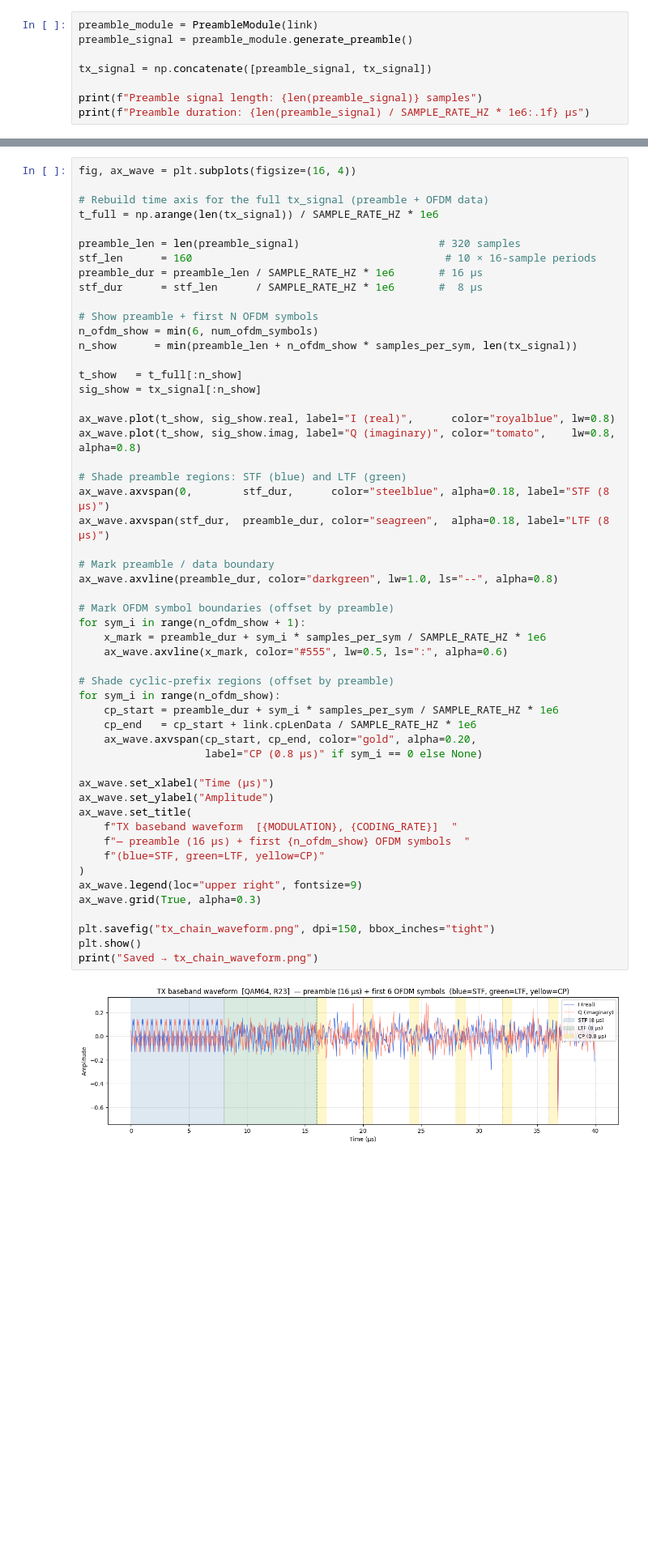
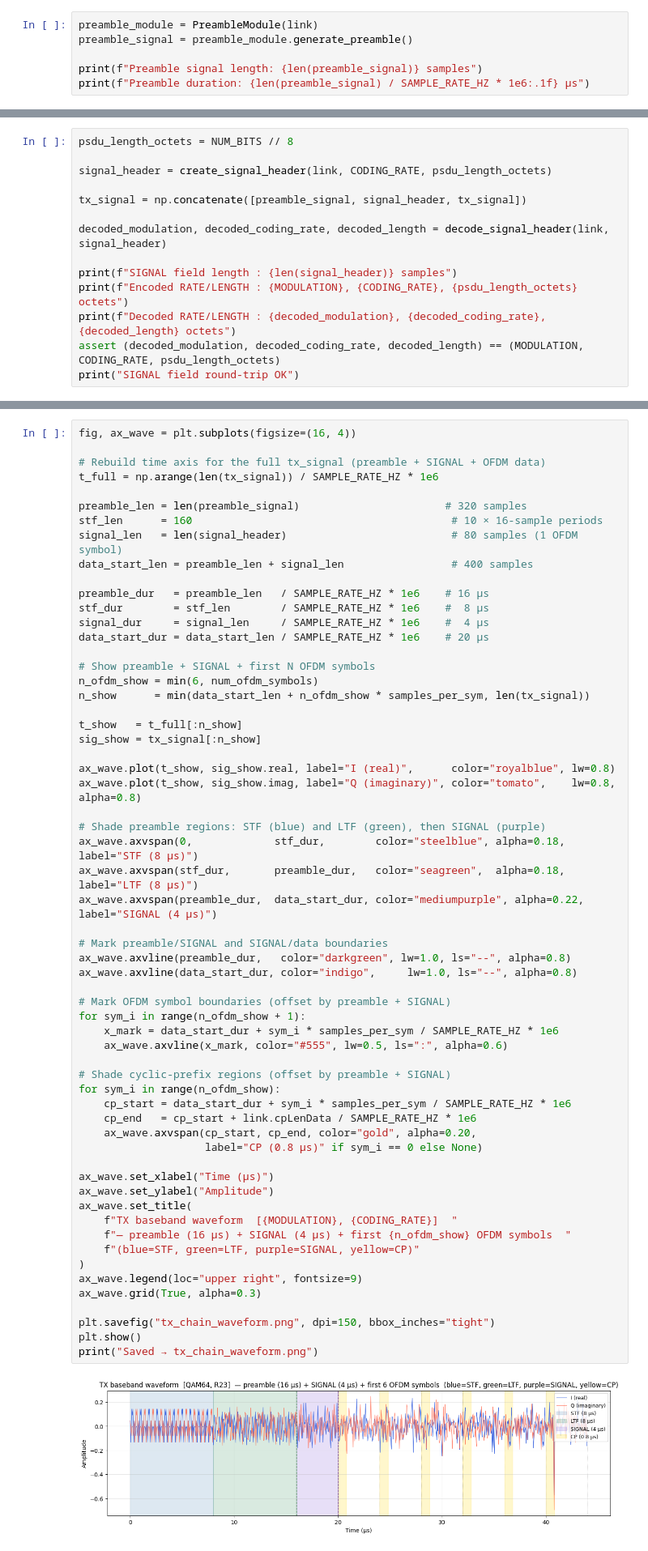
Before and after one commit to kanishka0710/80211a_cpp, a Jupyter notebook: python/tx_chain.ipynb, the cells around one changed output, grey strips where cells are left out. Shown at 81% size. Saved outputs shown, nothing was run; the diff lists cells and outputs as text; blank space fills up the shorter version.

Commit message:
added signal module

```diff
--- a/python/tx_chain.ipynb
+++ b/python/tx_chain.ipynb
@@ -122,8 +125,6 @@ TX duration      : 23.9 µs  (6 × 80 samples/symbol)
 preamble_module = PreambleModule(link)
 preamble_signal = preamble_module.generate_preamble()
 
-tx_signal = np.concatenate([preamble_signal, tx_signal])
-
 print(f"Preamble signal length: {len(preamble_signal)} samples")
 print(f"Preamble duration: {len(preamble_signal) / SAMPLE_RATE_HZ * 1e6:.1f} µs")
 # %% [output]
@@ -131,0 +141,14 @@ Preamble duration: 16.0 µs
+# %%
+psdu_length_octets = NUM_BITS // 8
+
+signal_header = create_signal_header(link, CODING_RATE, psdu_length_octets)
+
+tx_signal = np.concatenate([preamble_signal, signal_header, tx_signal])
+
+decoded_modulation, decoded_coding_rate, decoded_length = decode_signal_header(link, signal_header)
+
+print(f"SIGNAL field length : {len(signal_header)} samples")
+print(f"Encoded RATE/LENGTH : {MODULATION}, {CODING_RATE}, {psdu_length_octets} octets")
+print(f"Decoded RATE/LENGTH : {decoded_modulation}, {decoded_coding_rate}, {decoded_length} octets")
+assert (decoded_modulation, decoded_coding_rate, decoded_length) == (MODULATION, CODING_RATE, psdu_length_octets)
+print("SIGNAL field round-trip OK")
@@ -160,56 +188,63 @@ Saved → tx_chain_constellation.png
 # %%
 fig, ax_wave = plt.subplots(figsize=(16, 4))
 
-# Rebuild time axis for the full tx_signal (preamble + OFDM data)
+# Rebuild time axis for the full tx_signal (preamble + SIGNAL + OFDM data)
 t_full = np.arange(len(tx_signal)) / SAMPLE_RATE_HZ * 1e6
 
-preamble_len = len(preamble_signal)                      # 320 samples
-stf_len      = 160                                        # 10 × 16-sample periods
-preamble_dur = preamble_len / SAMPLE_RATE_HZ * 1e6       # 16 µs
-stf_dur      = stf_len      / SAMPLE_RATE_HZ * 1e6       #  8 µs
+preamble_len = len(preamble_signal)                       # 320 samples
+stf_len      = 160                                         # 10 × 16-sample periods
+signal_len   = len(signal_header)                          # 80 samples (1 OFDM symbol)
+data_start_len = preamble_len + signal_len                 # 400 samples
 
-# Show preamble + first N OFDM symbols
+preamble_dur   = preamble_len   / SAMPLE_RATE_HZ * 1e6    # 16 µs
+stf_dur        = stf_len        / SAMPLE_RATE_HZ * 1e6    #  8 µs
+signal_dur     = signal_len     / SAMPLE_RATE_HZ * 1e6    #  4 µs
+data_start_dur = data_start_len / SAMPLE_RATE_HZ * 1e6    # 20 µs
+
+# Show preamble + SIGNAL + first N OFDM symbols
 n_ofdm_show = min(6, num_ofdm_symbols)
-n_show      = min(preamble_len + n_ofdm_show * samples_per_sym, len(tx_signal))
+n_show      = min(data_start_len + n_ofdm_show * samples_per_sym, len(tx_signal))
 
 t_show   = t_full[:n_show]
 sig_show = tx_signal[:n_show]
 
 ax_wave.plot(t_show, sig_show.real, label="I (real)",      color="royalblue", lw=0.8)
 ax_wave.plot(t_show, sig_show.imag, label="Q (imaginary)", color="tomato",    lw=0.8, alpha=0.8)
 
-# Shade preamble regions: STF (blue) and LTF (green)
-ax_wave.axvspan(0,        stf_dur,      color="steelblue", alpha=0.18, label="STF (8 µs)")
-ax_wave.axvspan(stf_dur,  preamble_dur, color="seagreen",  alpha=0.18, label="LTF (8 µs)")
+# Shade preamble regions: STF (blue) and LTF (green), then SIGNAL (purple)
+ax_wave.axvspan(0,             stf_dur,        color="steelblue", alpha=0.18, label="STF (8 µs)")
+ax_wave.axvspan(stf_dur,       preamble_dur,   color="seagreen",  alpha=0.18, label="LTF (8 µs)")
+ax_wave.axvspan(preamble_dur,  data_start_dur, color="mediumpurple", alpha=0.22, label="SIGNAL (4 µs)")
 
-# Mark preamble / data boundary
-ax_wave.axvline(preamble_dur, color="darkgreen", lw=1.0, ls="--", alpha=0.8)
+# Mark preamble/SIGNAL and SIGNAL/data boundaries
+ax_wave.axvline(preamble_dur,   color="darkgreen", lw=1.0, ls="--", alpha=0.8)
+ax_wave.axvline(data_start_dur, color="indigo",     lw=1.0, ls="--", alpha=0.8)
 
-# Mark OFDM symbol boundaries (offset by preamble)
+# Mark OFDM symbol boundaries (offset by preamble + SIGNAL)
 for sym_i in range(n_ofdm_show + 1):
-    x_mark = preamble_dur + sym_i * samples_per_sym / SAMPLE_RATE_HZ * 1e6
+    x_mark = data_start_dur + sym_i * samples_per_sym / SAMPLE_RATE_HZ * 1e6
     ax_wave.axvline(x_mark, color="#555", lw=0.5, ls=":", alpha=0.6)
 
-# Shade cyclic-prefix regions (offset by preamble)
+# Shade cyclic-prefix regions (offset by preamble + SIGNAL)
 for sym_i in range(n_ofdm_show):
-    cp_start = preamble_dur + sym_i * samples_per_sym / SAMPLE_RATE_HZ * 1e6
+    cp_start = data_start_dur + sym_i * samples_per_sym / SAMPLE_RATE_HZ * 1e6
     cp_end   = cp_start + link.cpLenData / SAMPLE_RATE_HZ * 1e6
     ax_wave.axvspan(cp_start, cp_end, color="gold", alpha=0.20,
                     label="CP (0.8 µs)" if sym_i == 0 else None)
 
 ax_wave.set_xlabel("Time (µs)")
 ax_wave.set_ylabel("Amplitude")
 ax_wave.set_title(
     f"TX baseband waveform  [{MODULATION}, {CODING_RATE}]  "
-    f"— preamble (16 µs) + first {n_ofdm_show} OFDM symbols  "
-    f"(blue=STF, green=LTF, yellow=CP)"
+    f"— preamble (16 µs) + SIGNAL (4 µs) + first {n_ofdm_show} OFDM symbols  "
+    f"(blue=STF, green=LTF, purple=SIGNAL, yellow=CP)"
 )
 ax_wave.legend(loc="upper right", fontsize=9)
 ax_wave.grid(True, alpha=0.3)
 
 plt.savefig("tx_chain_waveform.png", dpi=150, bbox_inches="tight")
 plt.show()
 print("Saved → tx_chain_waveform.png")
 # %% [output]
-[figure, old version]
+[figure, new version]
 Saved → tx_chain_waveform.png
```
Also changed, not shown: parts of 6 cells of this notebook, 24 other files.
